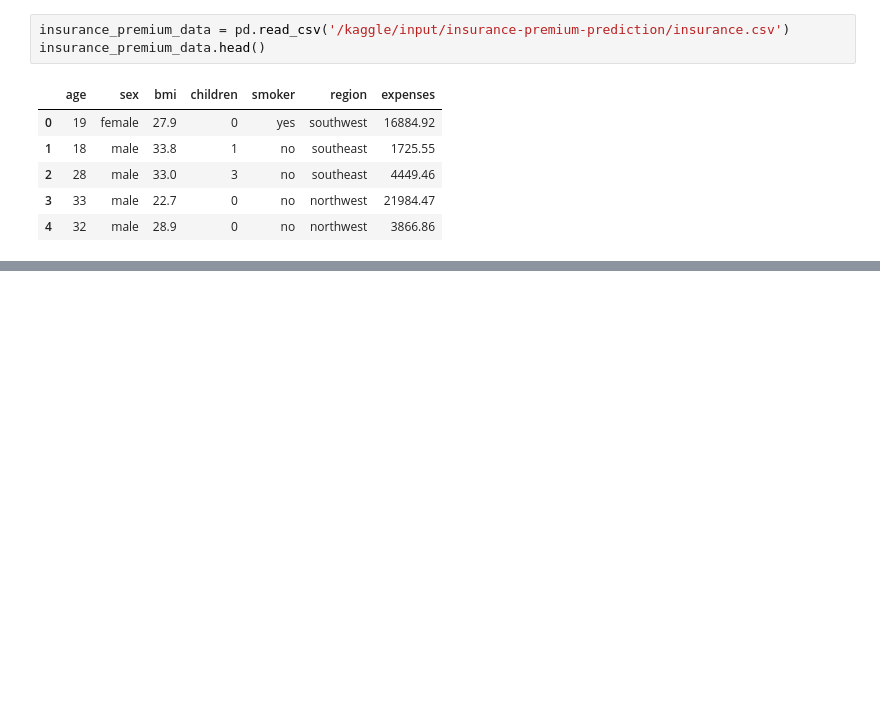
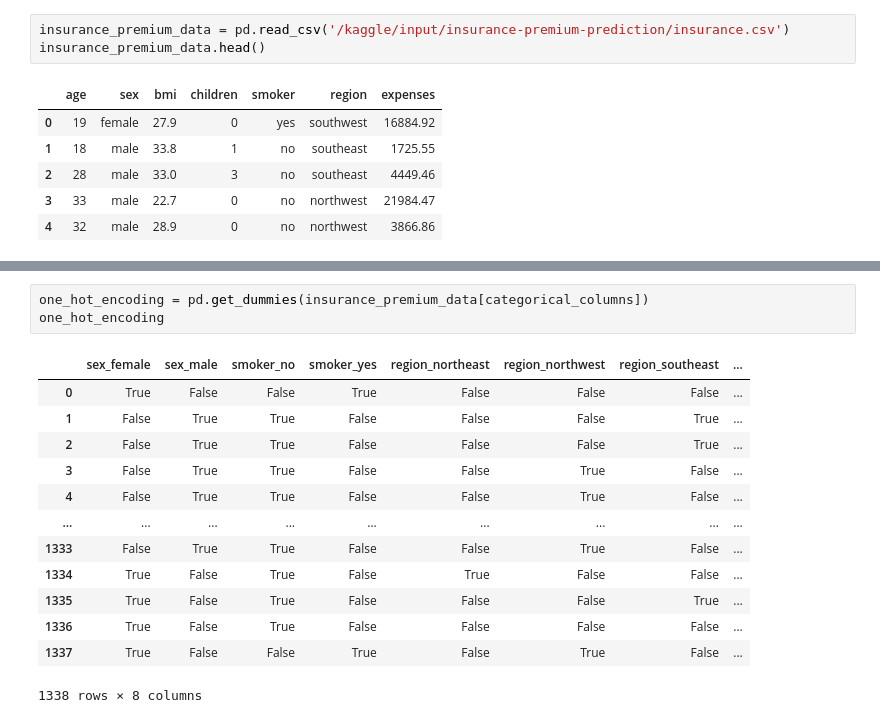
Before and after one commit to SaiMounicaGudimella/Insurance-Premium-Prediction, a Jupyter notebook: insurance-premium-prediction.ipynb, the cells around one changed output, grey strips where cells are left out. Cells and saved outputs as stored; diff of their text form; blank space fills up the shorter version.

```diff
--- a/insurance-premium-prediction.ipynb
+++ b/insurance-premium-prediction.ipynb
@@ -20,0 +73,17 @@ insurance_premium_data.head()
+# %%
+one_hot_encoding = pd.get_dummies(insurance_premium_data[categorical_columns])
+one_hot_encoding
+# %% [output]
+|  | sex_female | sex_male | smoker_no | smoker_yes | region_northeast | region_northwest | region_southeast | ... |
+| 0 | True | False | False | True | False | False | False | ... |
+| 1 | False | True | True | False | False | False | True | ... |
+| 2 | False | True | True | False | False | False | True | ... |
+| 3 | False | True | True | False | False | True | False | ... |
+| 4 | False | True | True | False | False | True | False | ... |
+| ... | ... | ... | ... | ... | ... | ... | ... | ... |
+| 1333 | False | True | True | False | False | True | False | ... |
+| 1334 | True | False | True | False | True | False | False | ... |
+| 1335 | True | False | True | False | False | False | True | ... |
+| 1336 | True | False | True | False | False | False | False | ... |
+| 1337 | True | False | False | True | False | True | False | ... |
+1338 rows × 8 columns
```
Also changed, not shown: parts of 16 cells of this notebook.
